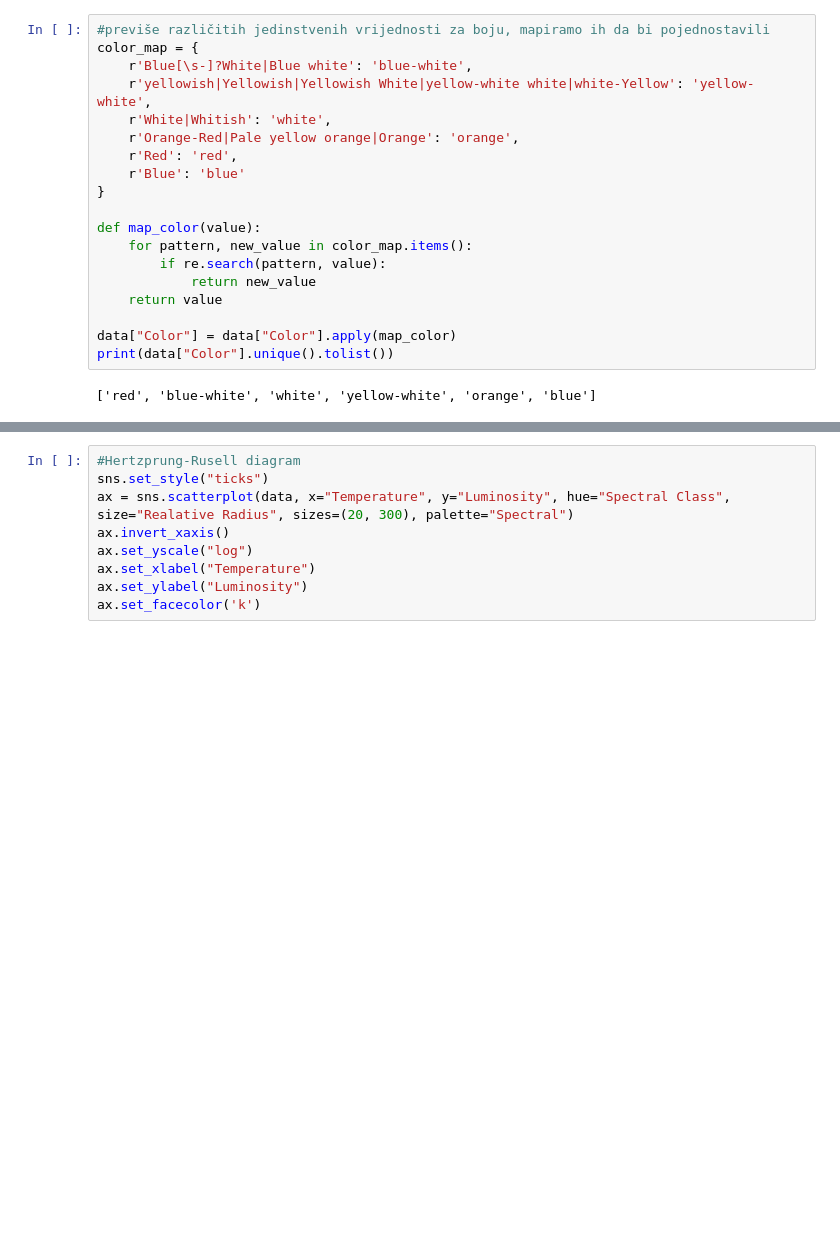
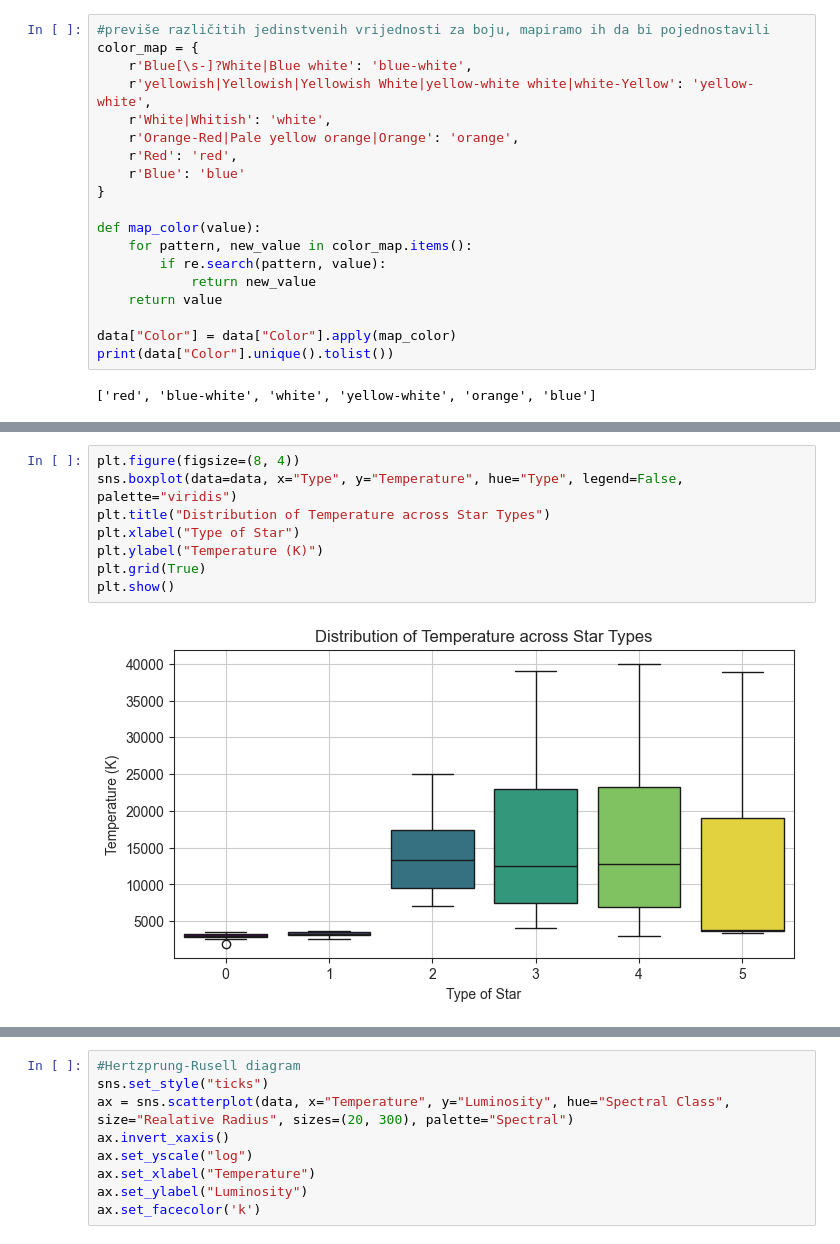
Before and after one commit to krminaciv/star-type-classification, a Jupyter notebook: stars-classification.ipynb, the cells around one changed output, grey strips where cells are left out. Drawn from its saved outputs; the diff is of its cells as text; blank space fills up the shorter version.

```diff
--- a/stars-classification.ipynb
+++ b/stars-classification.ipynb
@@ -210,0 +207,10 @@ plt.show()
+# %%
+plt.figure(figsize=(8, 4))
+sns.boxplot(data=data, x="Type", y="Temperature", hue="Type", legend=False, palette="viridis")
+plt.title("Distribution of Temperature across Star Types")
+plt.xlabel("Type of Star")
+plt.ylabel("Temperature (K)")
+plt.grid(True)
+plt.show()
+# %% [output]
+[figure, added]
```
Also changed, not shown: parts of 22 cells of this notebook.
